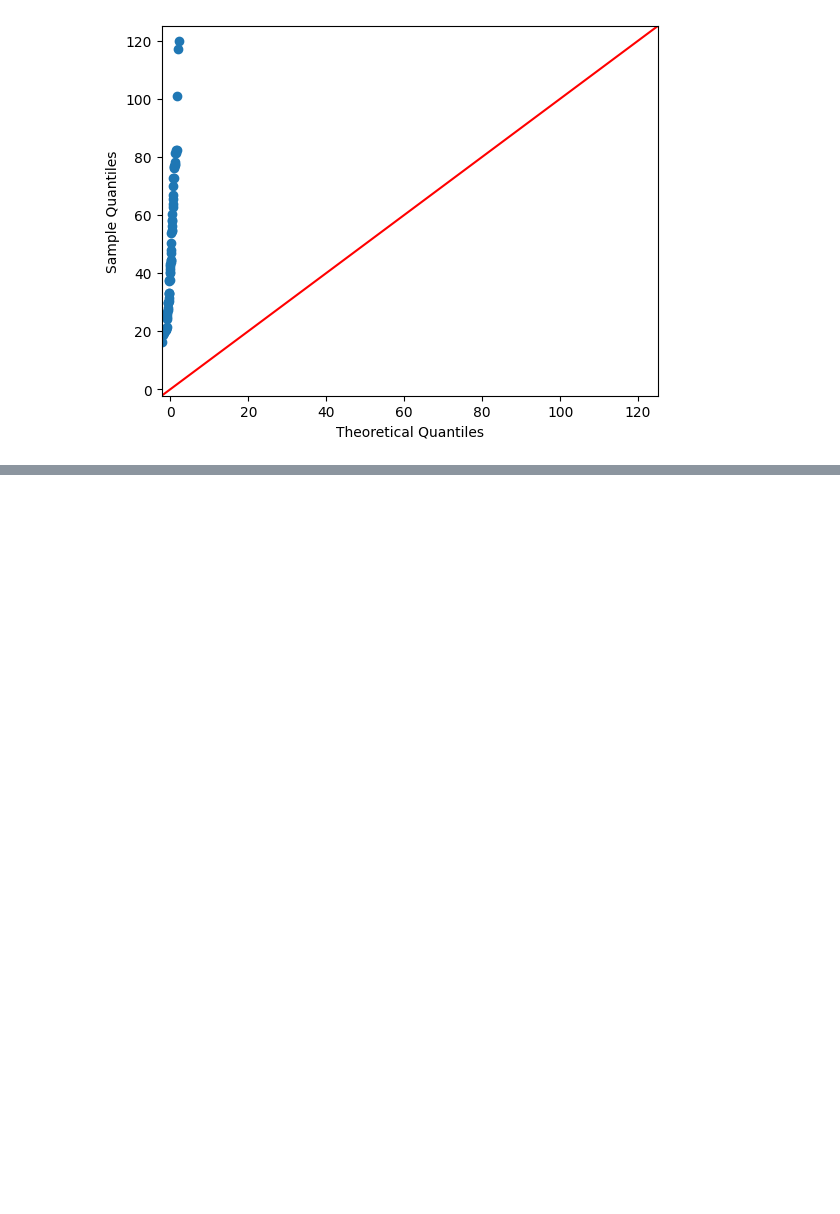
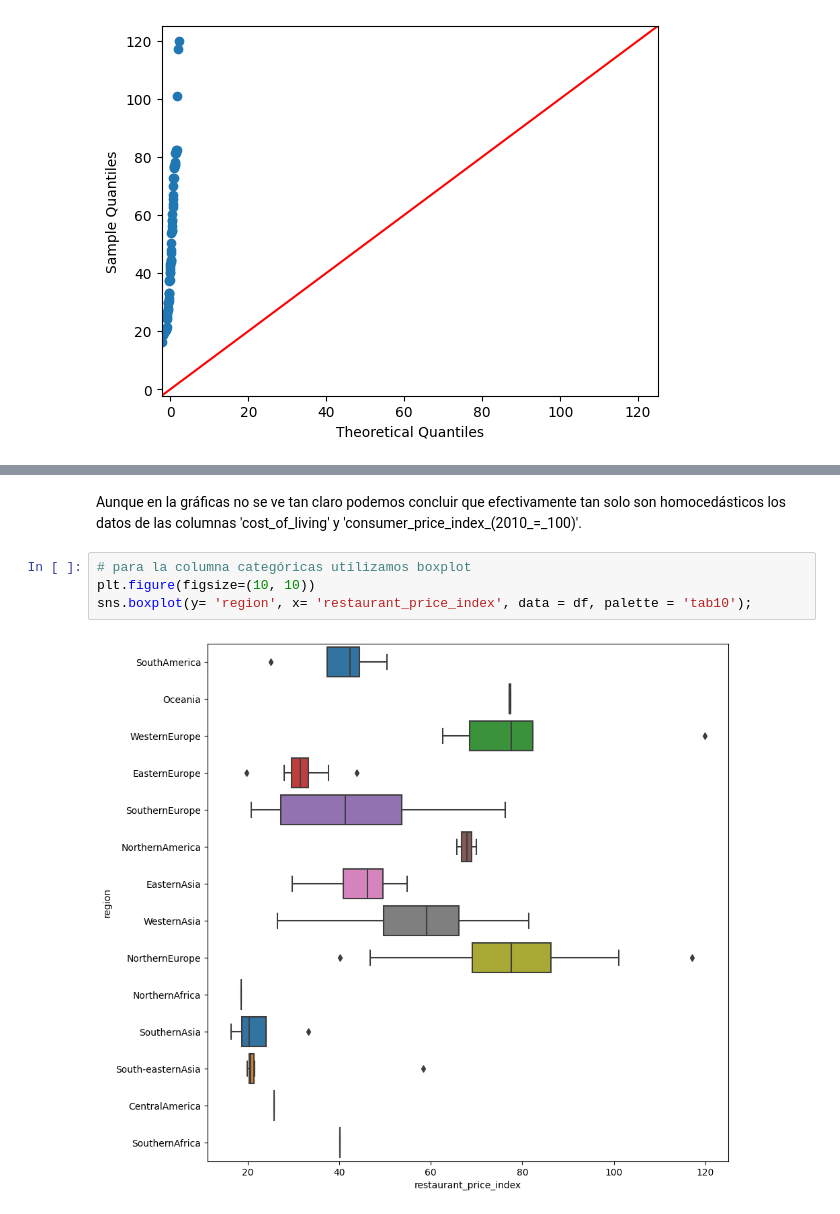
Before and after one commit to Adalab/promo-d-da-modulo3-sprint1-laura-maitane, a Jupyter notebook: regresion-lineal/reg-lin-4-asunciones.ipynb, the cells around one changed output, grey strips where cells are left out. Saved outputs shown, nothing was run; the diff lists cells and outputs as text; blank space fills up the shorter version.

```diff
--- a/regresion-lineal/reg-lin-4-asunciones.ipynb
+++ b/regresion-lineal/reg-lin-4-asunciones.ipynb
@@ -92,0 +230,8 @@ sm.qqplot(df['restaurant_price_index'], line ='45');
+# %% [markdown]
+Aunque en la gráficas no se ve tan claro podemos concluir que efectivamente tan solo son homocedásticos los datos de las columnas 'cost_of_living' y 'consumer_price_index_(2010_=_100)'.
+# %%
+# para la columna categóricas utilizamos boxplot
+plt.figure(figsize=(10, 10))
+sns.boxplot(y= 'region', x= 'restaurant_price_index', data = df, palette = 'tab10');
+# %% [output]
+[figure, added]
```
Also changed, not shown: parts of 25 cells of this notebook, 6 other files.
